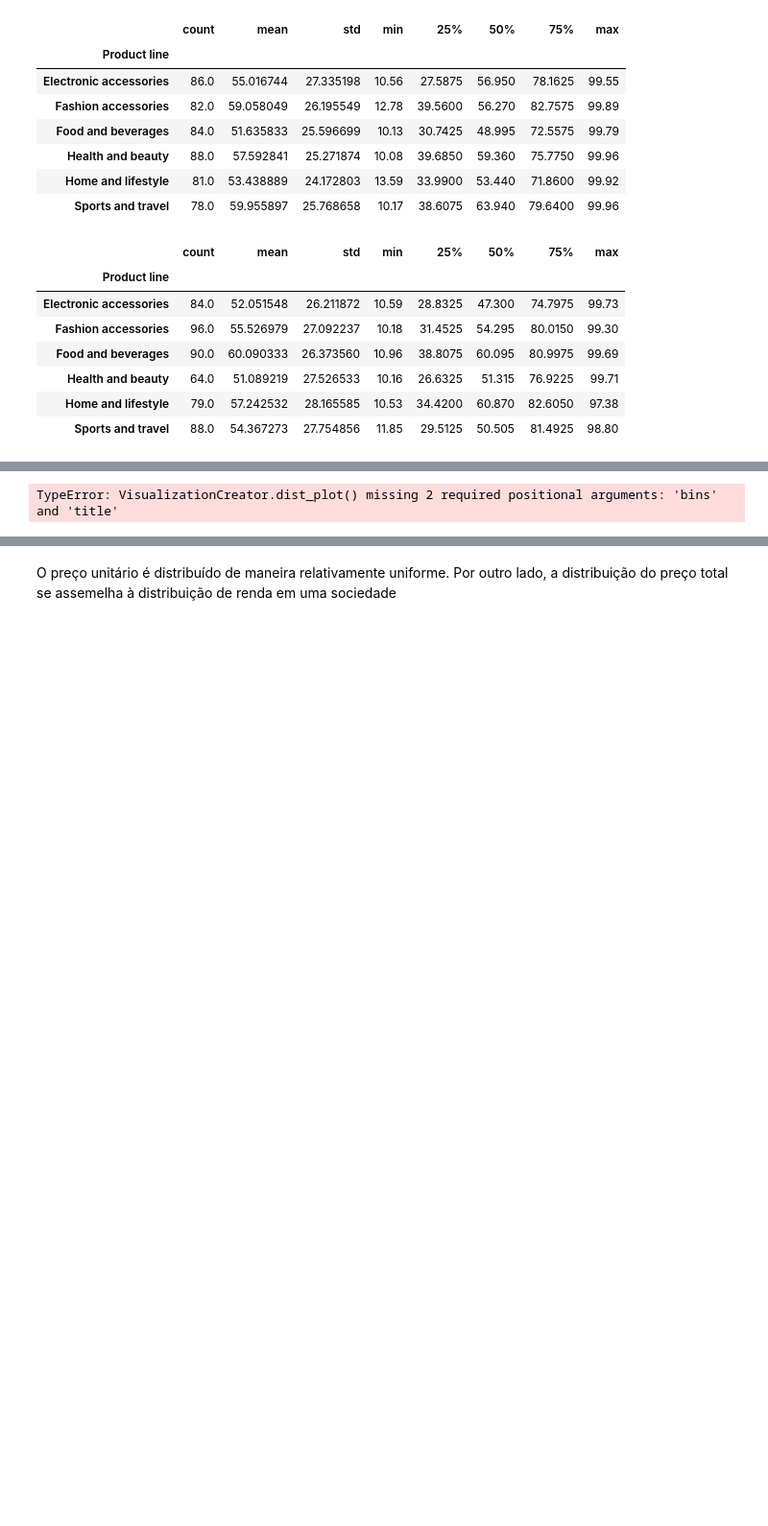
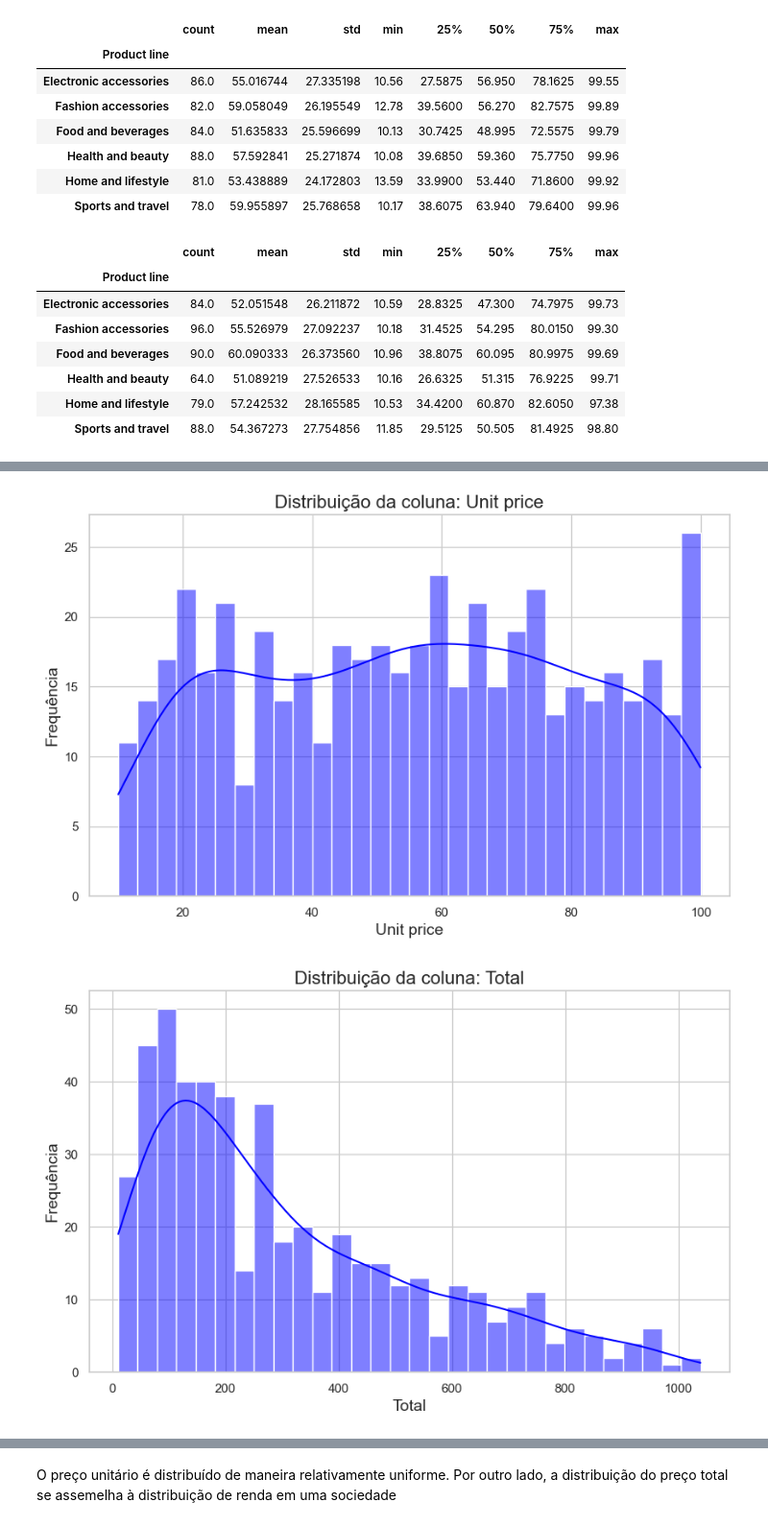
Before and after one commit to jeffk03/Supermarket-Data-Analysis, a Jupyter notebook: sales_analysis.ipynb, the cells around one changed output, grey strips where cells are left out. Shown: that part at 96% size. Saved outputs shown, nothing was run; the diff lists cells and outputs as text; code cells hidden in the pictures; blank space fills up the shorter version.

```diff
--- a/sales_analysis.ipynb
+++ b/sales_analysis.ipynb
@@ -126,5 +155,8 @@ female.describe()
 | max | 99.730000 | 10.000000 | 49.650000 | 1042.650000 | 993.000000 | 4.761905 | 49.650000 | 10.000000 |
 # %%
 plot_distribution(male,'Unit price')
+plot_distribution(male,'Total')
+plot_distribution(male,'Quantity')
 # %% [output]
-TypeError: VisualizationCreator.dist_plot() missing 2 required positional arguments: 'bins' and 'title'
+[figure, added]
+[figure, added]
```
Also changed, not shown: parts of 13 cells of this notebook.
